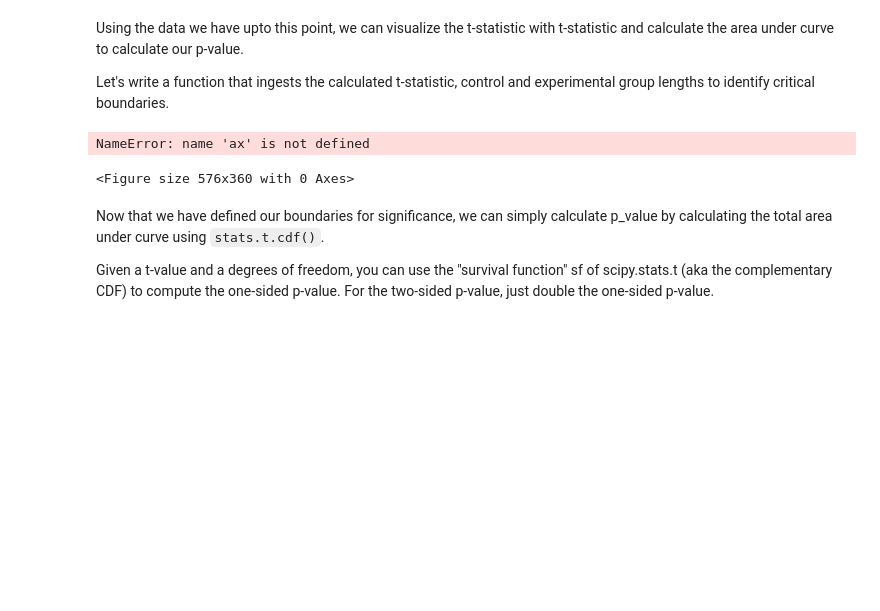
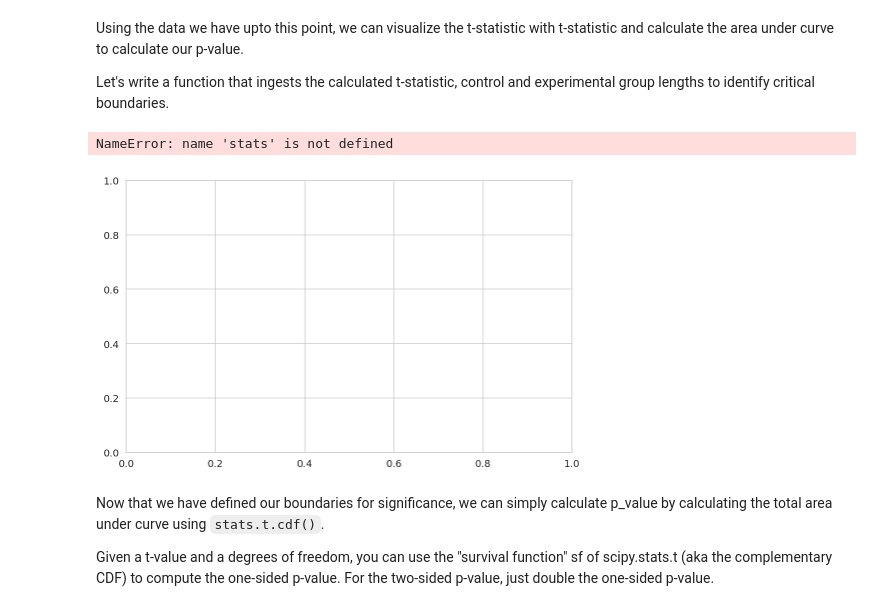
Before and after one commit to MarcSchneider71/dsc-2-20-09-2-sample-t-tests-lab-nyc-ds-career-012819, a Jupyter notebook: index.ipynb, the cells around one changed output. Saved outputs shown, nothing was run; the diff lists cells and outputs as text; code cells hidden in the pictures; blank space fills up the shorter version.

```diff
--- a/index.ipynb
+++ b/index.ipynb
@@ -151,28 +151,28 @@ Let's write a function that ingests the calculated t-statistic, control and expe
 # %%
 # Visualize t and p_value
 
 def visualize_t(t_stat, n_control, n_experimental):
     # initialize a matplotlib "figure"
     fig = plt.figure(figsize = (8,5))
-    ax.gca()
+    ax= fig.gca()
     # generate points on the x axis between -4 and 4:
     xs= np.linspace(-4,4)
     # use stats.t.pdf to get values on the probability density function for the t-distribution
     ys= stats.t.pdf(xs, (n_control+n_experimental-2), 0 ,1)
     ax.plot(xs,ys)
     ax.axvline(t_stat)
     ax.axvline(-t_stat)
     plt.show()
     return None
     # Draw two sided boundary for critical-t
 
 
 n_control = len(control)
 n_experimental = len(experimental)
 visualize_t(t_stat, n_control, n_experimental)
 # %% [output]
-NameError: name 'ax' is not defined
+NameError: name 'stats' is not defined
-<Figure size 576x360 with 0 Axes>
+[figure, added]
 # %% [markdown]
 Now that we have defined our boundaries for significance, we can simply calculate p_value by calculating the total area under curve using `stats.t.cdf()`.
 
```
